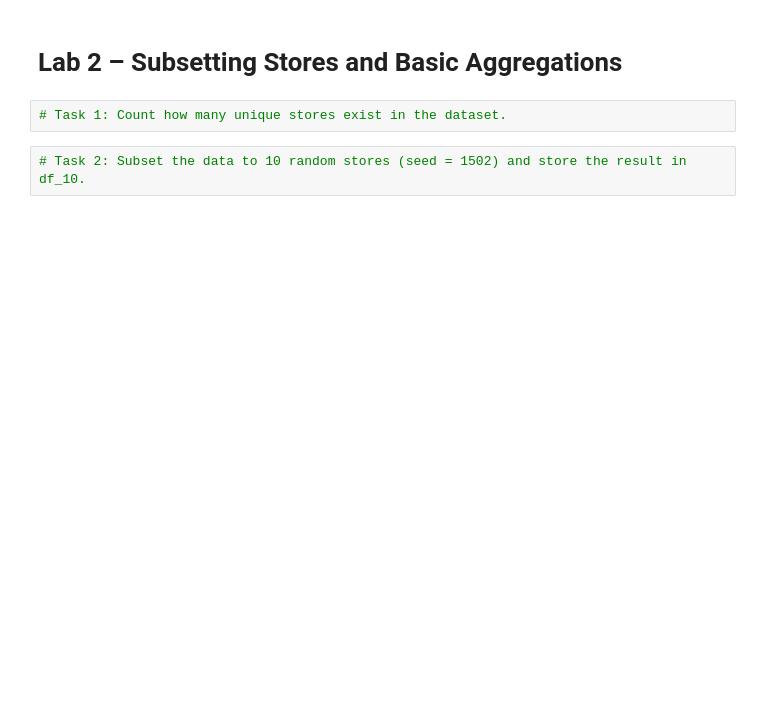
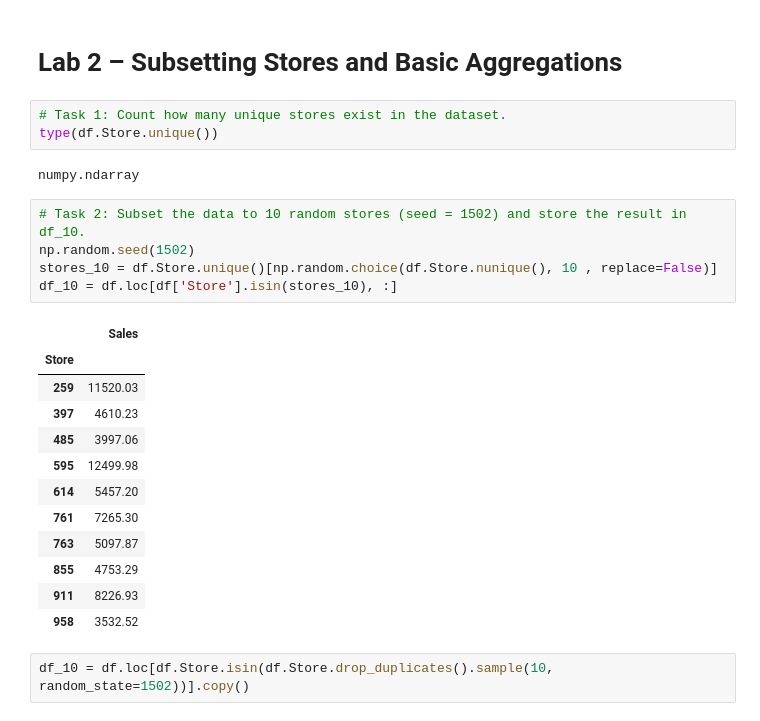
Before and after one commit to tzvikif/time_series_forcasting_udemy, a Jupyter notebook: Time_Series_Analysis/Time_Series_Analysis/Python_for_Time_Series_Analysis/Lab 2 - Starter.ipynb, the cells around one changed output. Drawn from its saved outputs; the diff is of its cells as text; blank space fills up the shorter version.

```diff
--- a/Time_Series_Analysis/Time_Series_Analysis/Python_for_Time_Series_Analysis/Lab 2 - Starter.ipynb
+++ b/Time_Series_Analysis/Time_Series_Analysis/Python_for_Time_Series_Analysis/Lab 2 - Starter.ipynb
@@ -71,7 +60,28 @@ dtype: int64
 # Lab 2 – Subsetting Stores and Basic Aggregations
 # %%
 # Task 1: Count how many unique stores exist in the dataset.
+type(df.Store.unique())
+# %% [output]
+numpy.ndarray
 # %%
 # Task 2: Subset the data to 10 random stores (seed = 1502) and store the result in df_10.
+np.random.seed(1502)
+stores_10 = df.Store.unique()[np.random.choice(df.Store.nunique(), 10 , replace=False)]
+df_10 = df.loc[df['Store'].isin(stores_10), :]
+# %% [output]
+|  | Sales |
+| Store |  |
+| 259 | 11520.03 |
+| 397 | 4610.23 |
+| 485 | 3997.06 |
+| 595 | 12499.98 |
+| 614 | 5457.20 |
+| 761 | 7265.30 |
+| 763 | 5097.87 |
+| 855 | 4753.29 |
+| 911 | 8226.93 |
+| 958 | 3532.52 |
+# %%
+df_10 = df.loc[df.Store.isin(df.Store.drop_duplicates().sample(10, random_state=1502))].copy()
 # %%
 # Task 3: Compute the mean sales for each of the 10 stores and sort them in descending order.
```
Also changed, not shown: parts of 8 cells of this notebook, 2 other files.
